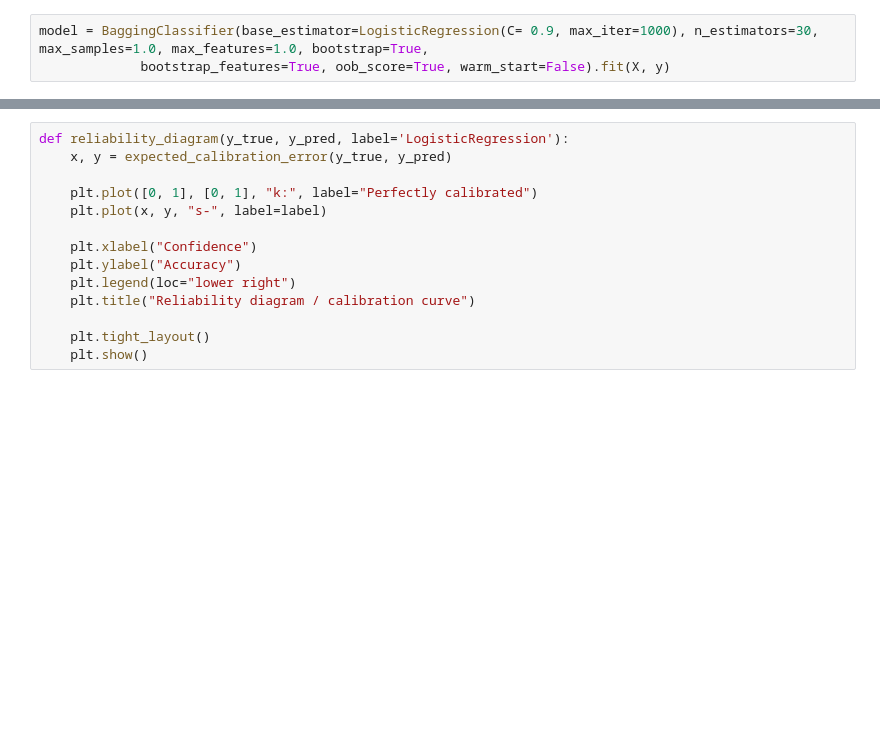
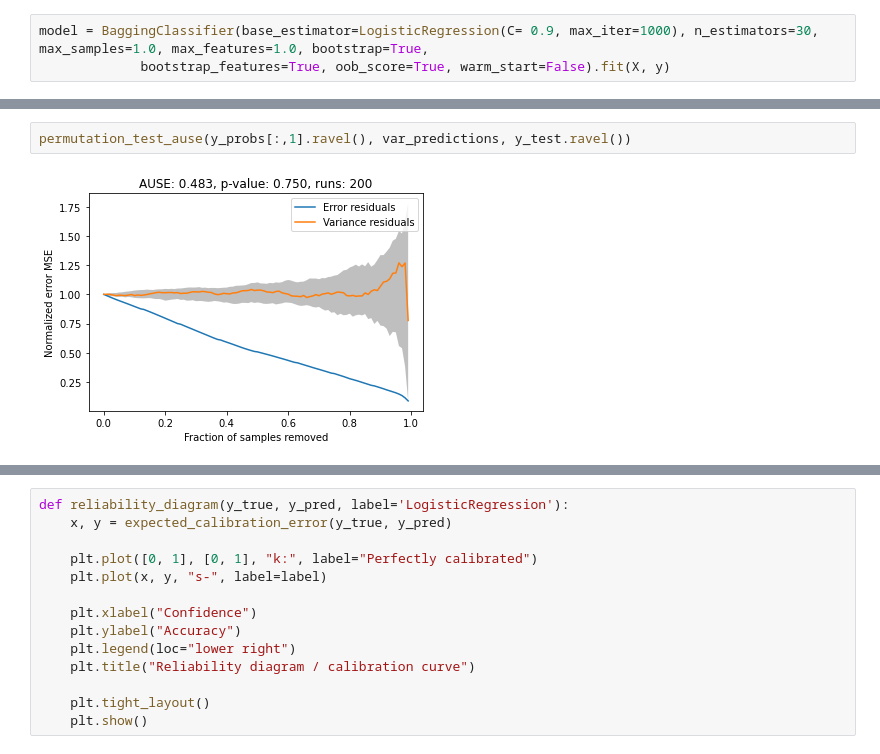
Before and after one commit to sharma-divyanshu/uncertainty_analysis, a Jupyter notebook: ensemble.ipynb, the cells around one changed output, grey strips where cells are left out. Drawn from its saved outputs; the diff is of its cells as text; blank space fills up the shorter version.

```diff
--- a/ensemble.ipynb
+++ b/ensemble.ipynb
@@ -116,3 +129,7 @@ array([0.2720334 , 0.83771572, 0.80212482, 0.33710311, 0.02793165,
+# %%
+permutation_test_ause(y_probs[:,1].ravel(), var_predictions, y_test.ravel())
+# %% [output]
+[figure, added]
 # %%
 plt.scatter(var_predictions, y_probs[:,1])
 
```
Also changed, not shown: parts of 49 cells of this notebook, 3 other files.
